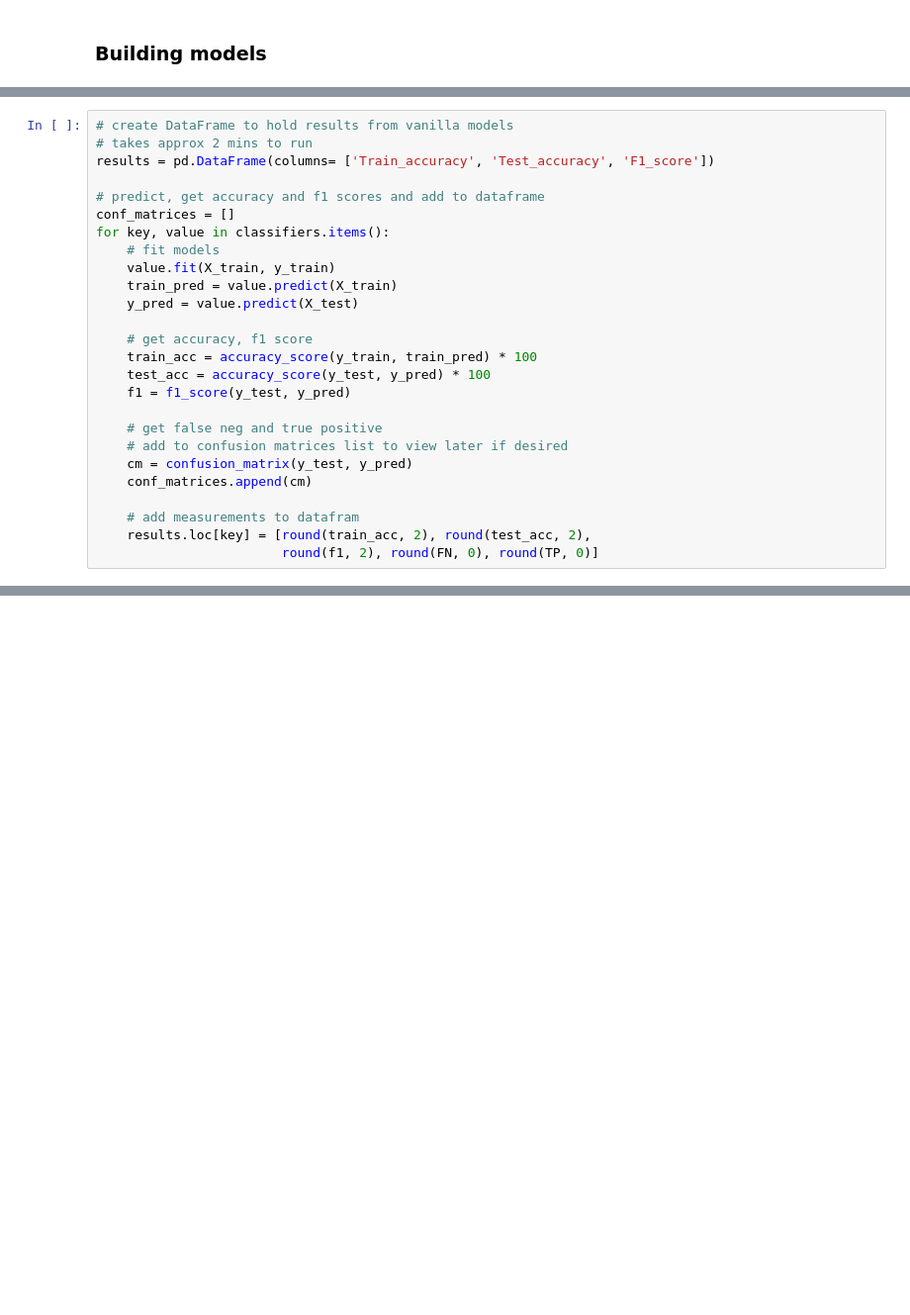
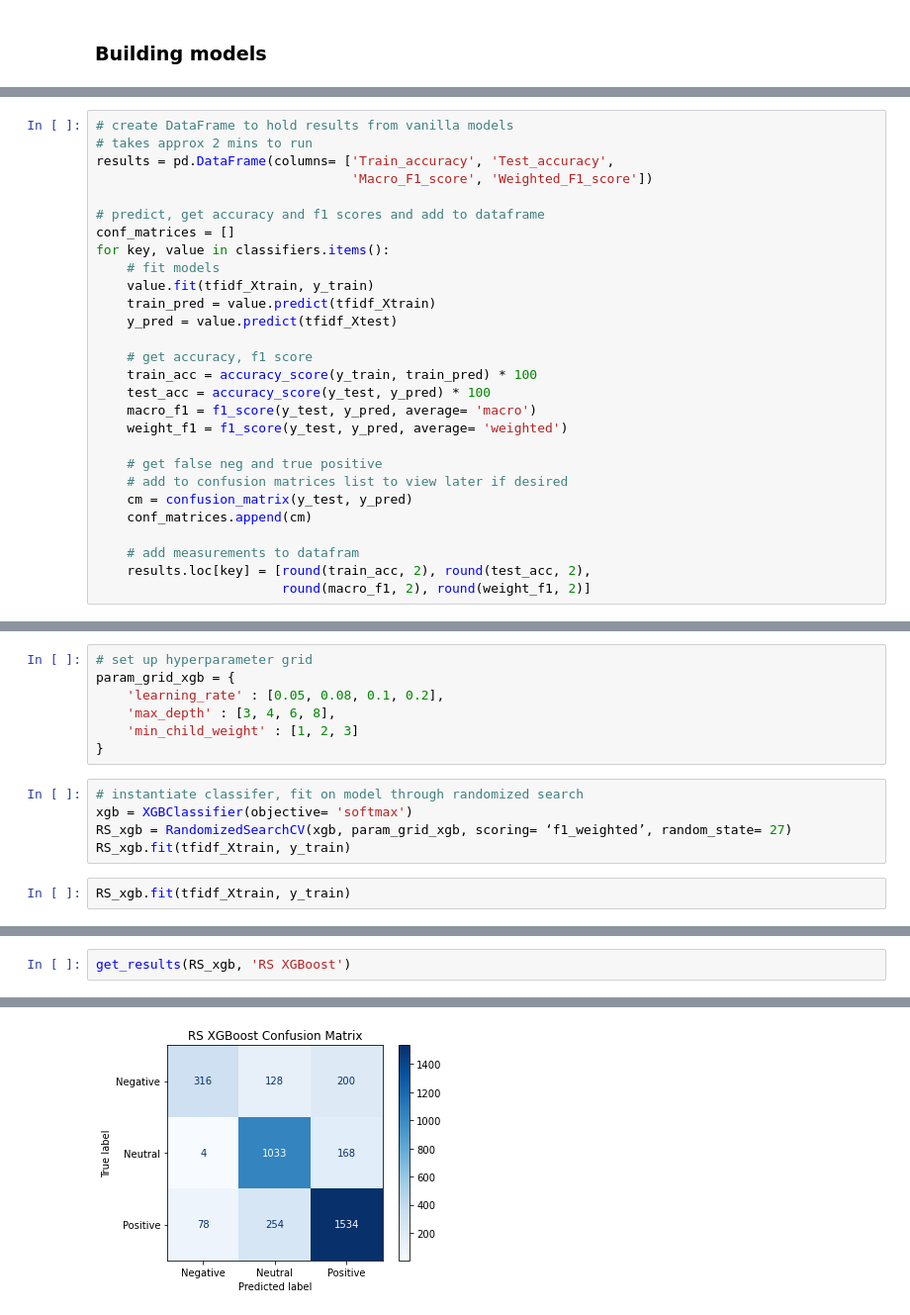
Before and after one commit to cassnutt/worldwide_covid19_vaccines, a Jupyter notebook: Twitter Workbook.ipynb, the cells around one changed output, grey strips where cells are left out. Shown: that part at 99% size. Cells and saved outputs as stored; diff of their text form; blank space fills up the shorter version.

Commit message:
some models done

```diff
--- a/Twitter Workbook.ipynb
+++ b/Twitter Workbook.ipynb
@@ -850,20 +853,22 @@ classifiers = {
 # %%
 # create DataFrame to hold results from vanilla models
 # takes approx 2 mins to run
-results = pd.DataFrame(columns= ['Train_accuracy', 'Test_accuracy', 'F1_score'])
+results = pd.DataFrame(columns= ['Train_accuracy', 'Test_accuracy',
+                                 'Macro_F1_score', 'Weighted_F1_score'])
 
 # predict, get accuracy and f1 scores and add to dataframe
 conf_matrices = []
 for key, value in classifiers.items():
     # fit models
-    value.fit(X_train, y_train)
-    train_pred = value.predict(X_train)
-    y_pred = value.predict(X_test)
+    value.fit(tfidf_Xtrain, y_train)
+    train_pred = value.predict(tfidf_Xtrain)
+    y_pred = value.predict(tfidf_Xtest)
 
     # get accuracy, f1 score
     train_acc = accuracy_score(y_train, train_pred) * 100
     test_acc = accuracy_score(y_test, y_pred) * 100
-    f1 = f1_score(y_test, y_pred)
+    macro_f1 = f1_score(y_test, y_pred, average= 'macro')
+    weight_f1 = f1_score(y_test, y_pred, average= 'weighted')
 
     # get false neg and true positive
     # add to confusion matrices list to view later if desired
@@ -872,4 +877,4 @@ for key, value in classifiers.items():
 
     # add measurements to datafram
     results.loc[key] = [round(train_acc, 2), round(test_acc, 2),
-                        round(f1, 2), round(FN, 0), round(TP, 0)]
+                        round(macro_f1, 2), round(weight_f1, 2)]
@@ -877,0 +928,14 @@ ValueError: could not convert string to float: 'Johnson Johnson to begin testing
+# %%
+# set up hyperparameter grid
+param_grid_xgb = {
+    'learning_rate' : [0.05, 0.08, 0.1, 0.2],
+    'max_depth' : [3, 4, 6, 8],
+    'min_child_weight' : [1, 2, 3]
+}
+# %%
+# instantiate classifer, fit on model through randomized search
+xgb = XGBClassifier(objective= 'softmax')
+RS_xgb = RandomizedSearchCV(xgb, param_grid_xgb, scoring= ‘f1_weighted’, random_state= 27)
+RS_xgb.fit(tfidf_Xtrain, y_train)
+# %%
+RS_xgb.fit(tfidf_Xtrain, y_train)
@@ -877,0 +964,3 @@ ValueError: could not convert string to float: 'Johnson Johnson to begin testing
+# %%
+get_results(RS_xgb, 'RS XGBoost')
+# %% [output]
@@ -877,0 +977 @@ ValueError: could not convert string to float: 'Johnson Johnson to begin testing
+[figure, added]
```
Also changed, not shown: parts of 21 cells of this notebook, 1 other file.
